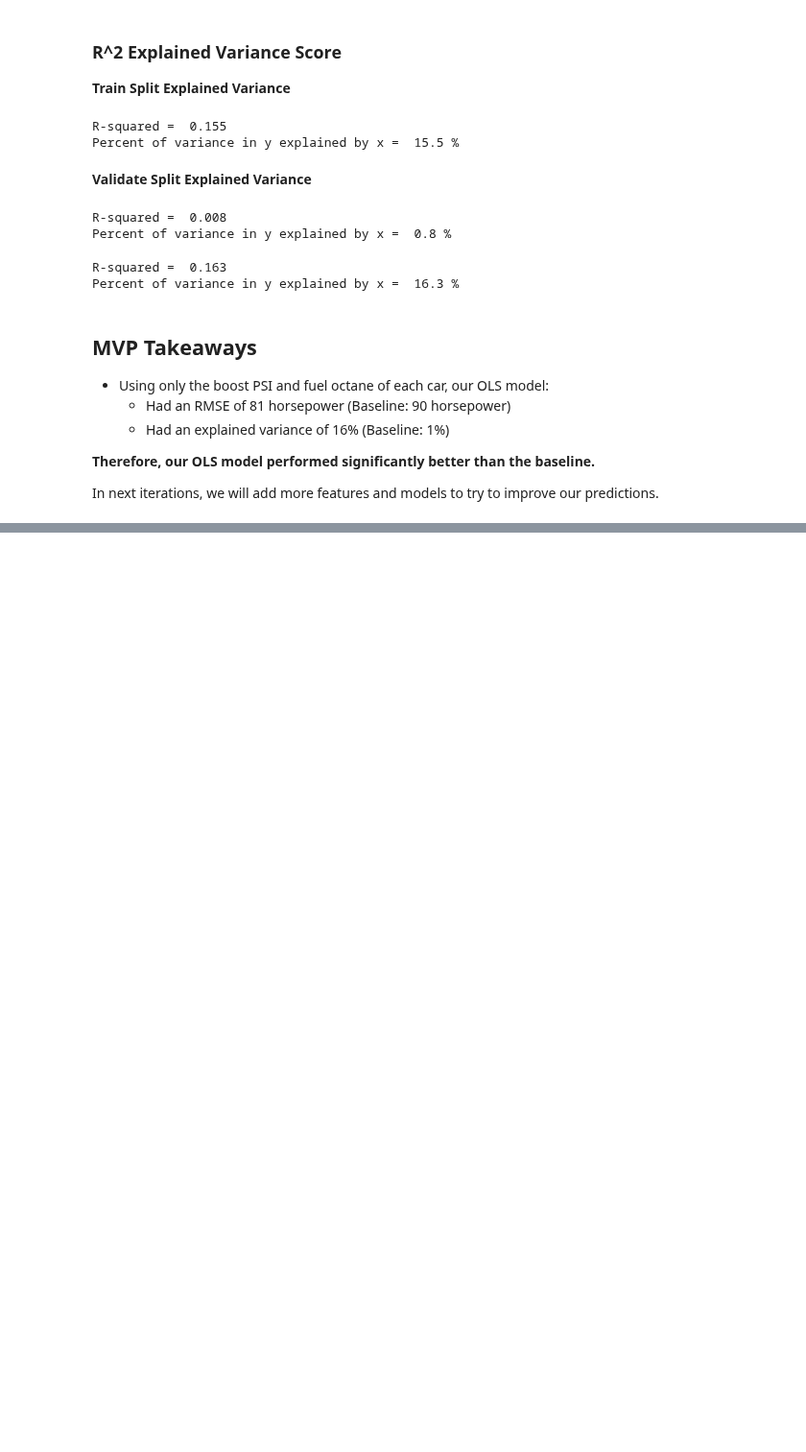
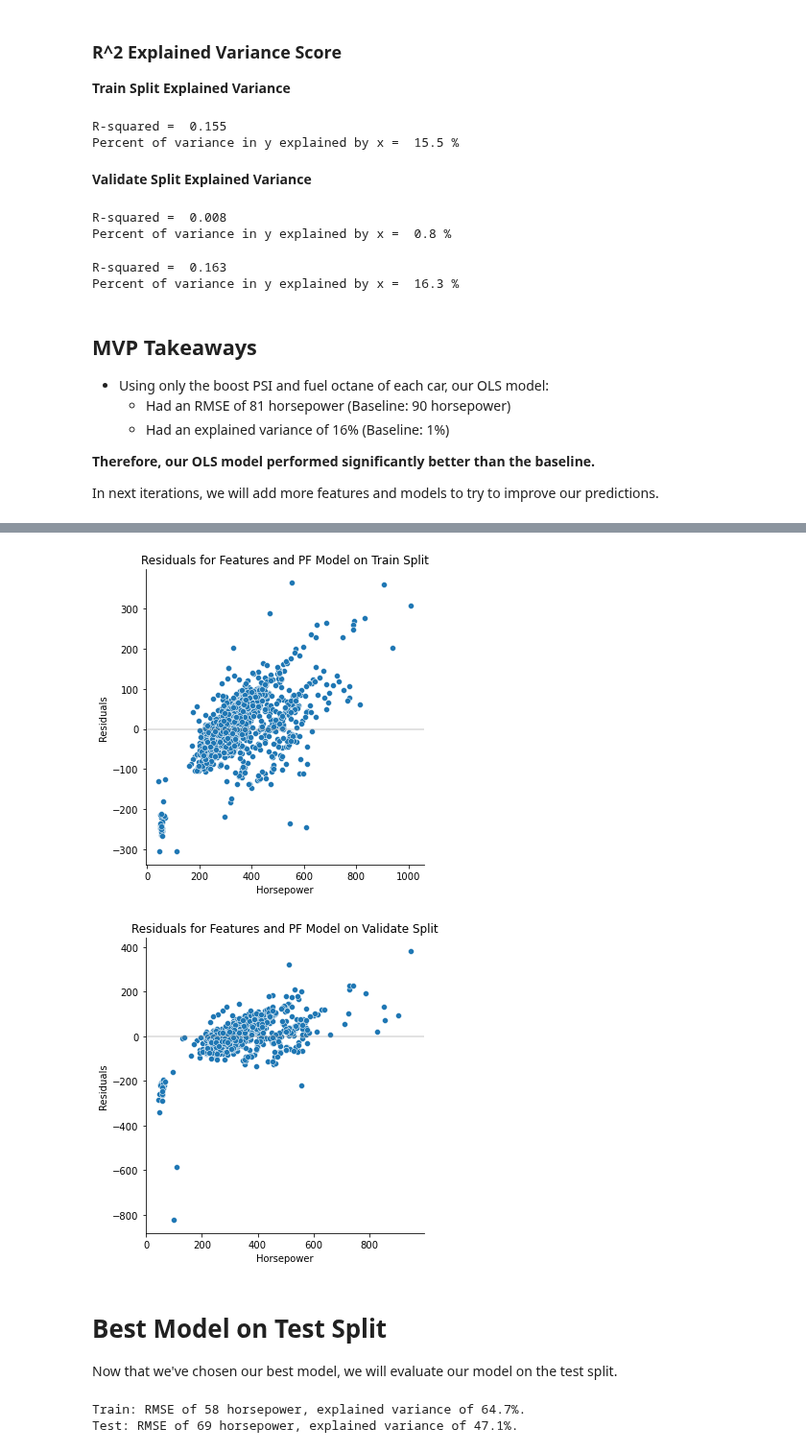
Before and after one commit to JacobPaxton/engine-performance, a Jupyter notebook: model.ipynb, the cells around one changed output, grey strips where cells are left out. Shown at 96% size. Drawn from its saved outputs; the diff is of its cells as text; code cells hidden in the pictures; blank space fills up the shorter version.

```diff
--- a/model.ipynb
+++ b/model.ipynb
@@ -201,0 +384,7 @@ In next iterations, we will add more features and models to try to improve our p
+# %%
+# prepare train and validate for regression shotgun
+y_train = pd.DataFrame(y_train).rename(columns={'hp':'actuals'})
+y_validate = pd.DataFrame(y_validate).rename(columns={'hp':'actuals'})
+# %%
+# run the regression shotgun
+y_train, y_validate = model.regression_shotgun(X_train, y_train, X_validate, y_validate)
@@ -201,0 +428,27 @@ In next iterations, we will add more features and models to try to improve our p
+# %%
+# show residuals for best model
+# calculate residuals
+pf_train_residuals = y_train['actuals'] - y_train['lm_pf_2_preds']
+pf_validate_residuals = y_validate['actuals'] - y_validate['lm_pf_2_preds']
+
+# plot residuals for train split
+sns.relplot(x=y_train['actuals'], y=pf_train_residuals)
+plt.title('Residuals for Features and PF Model on Train Split')
+plt.axhline(y=0, c='gray', alpha=.3)
+plt.xlabel('Horsepower')
+plt.ylabel('Residuals')
+plt.show()
+
+# plot residuals for validate split
+sns.relplot(x=y_validate['actuals'], y=pf_validate_residuals)
+plt.title('Residuals for Features and PF Model on Validate Split')
+plt.axhline(y=0, c='gray', alpha=.3)
+plt.xlabel('Horsepower')
+plt.ylabel('Residuals')
+plt.show()
+# %% [output]
+[figure, added]
+[figure, added]
+# %% [markdown]
+# Best Model on Test Split
+Now that we've chosen our best model, we will evaluate our model on the test split.
@@ -201,0 +469,6 @@ In next iterations, we will add more features and models to try to improve our p
+# %%
+print(f'Train: RMSE of {int(rmse_train)} horsepower, explained variance of {round(r2_train * 100, 1)}%.')
+print(f'Test: RMSE of {int(rmse_test)} horsepower, explained variance of {round(r2_test * 100, 1)}%.')
+# %% [output]
+Train: RMSE of 58 horsepower, explained variance of 64.7%.
+Test: RMSE of 69 horsepower, explained variance of 47.1%.
```
Also changed, not shown: parts of 29 cells of this notebook.
